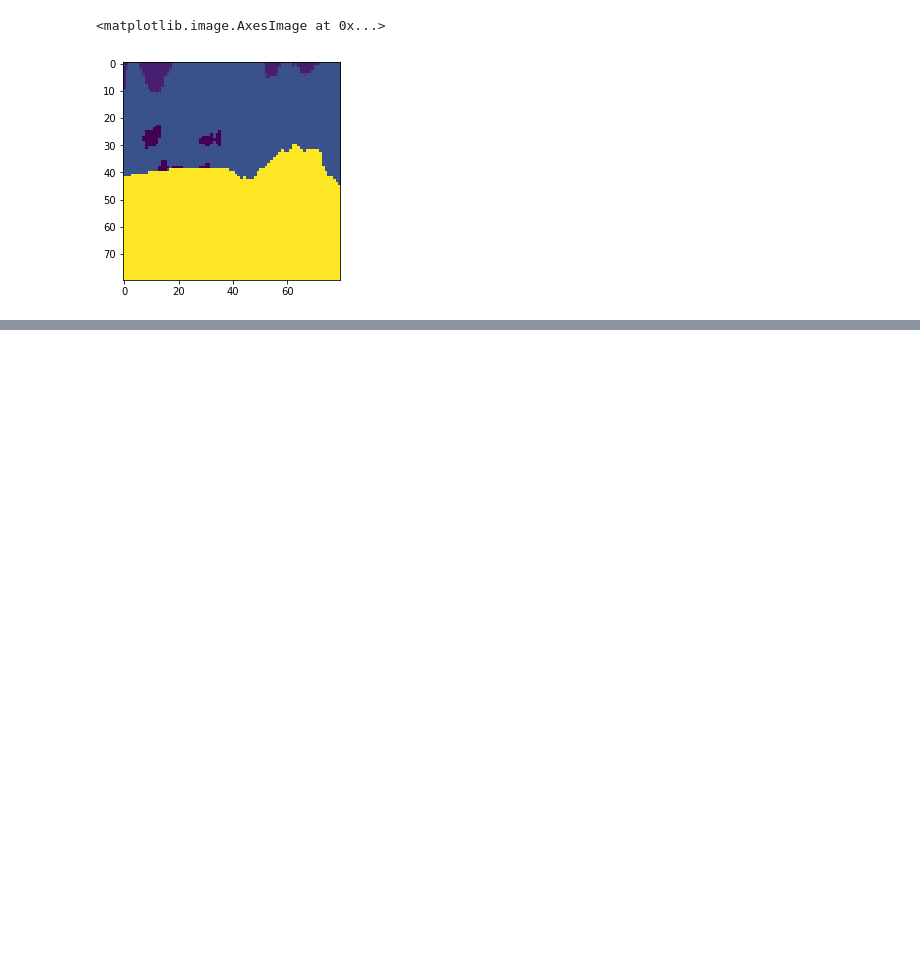
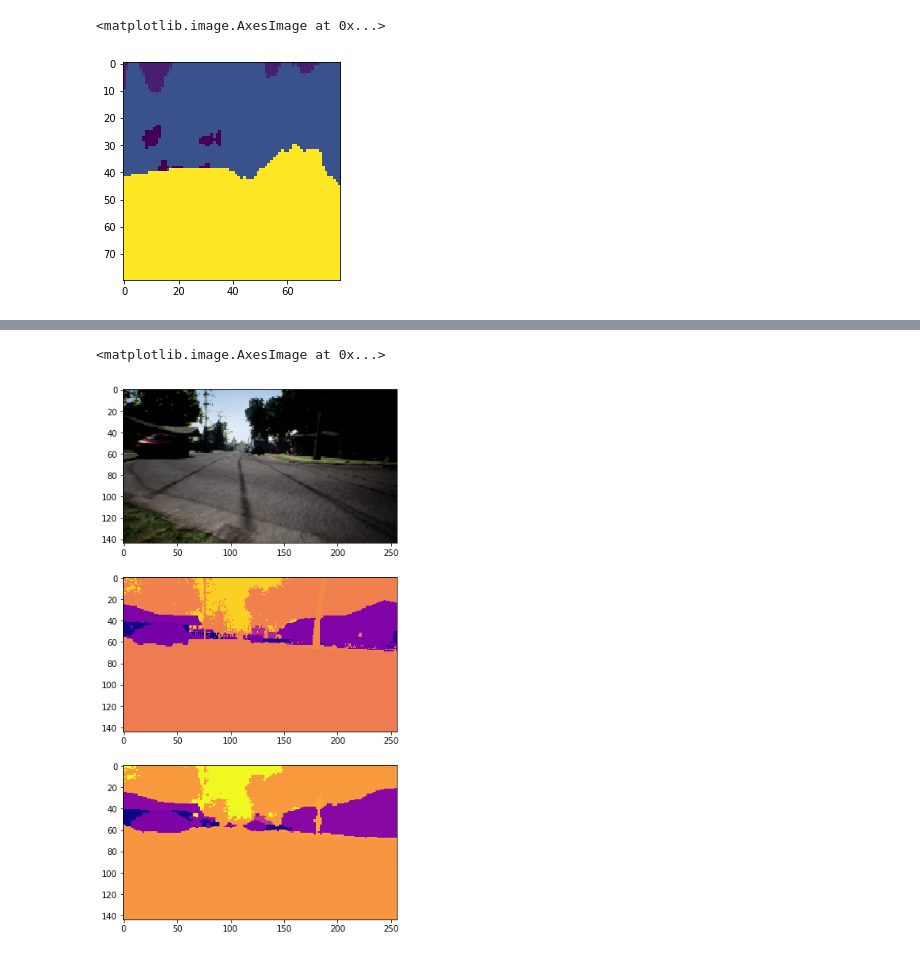
Before and after one commit to rancheng/AirSimProjects, a Jupyter notebook: test_pretrained_nets.ipynb, the cells around one changed output, grey strips where cells are left out. Cells and saved outputs as stored; diff of their text form; code cells hidden in the pictures; blank space fills up the shorter version.

Commit message:
evaluate training, upgrade resume training from chkpt

```diff
--- a/test_pretrained_nets.ipynb
+++ b/test_pretrained_nets.ipynb
@@ -269,0 +276,4 @@ plt.imshow(sem_compressed)
+# %%
+chkpt_path = "./Norm_Data/vgg_unet_1"
+# model = keras_segmentation.models.unet.vgg_unet(n_classes=255,  input_height=256, input_width=256)
+model = keras_segmentation.predict.model_from_checkpoint_path(checkpoints_path=chkpt_path)
@@ -269,0 +285,5 @@ plt.imshow(sem_compressed)
+# %%
+gt_path = "./Norm_Data/Seg/1561381891.351139.png"
+gt_seg_img = cv2.imread(gt_path)
+rgb_path = "./Norm_Data/RGB/1561381891.351139.png"
+rgb_img = cv2.imread(rgb_path)
@@ -269,0 +310,18 @@ plt.imshow(sem_compressed)
+# %%
+out = model.predict_segmentation(
+    inp="./Norm_Data/Experiments/1561381891.351139.png",
+    out_fname="/tmp/1561381891.351139.png"
+)
+figure = plt.figure(figsize=(6,12))
+rgb_img_reshaped = cv2.resize(rgb_img, (256, 144), interpolation = cv2.INTER_NEAREST)
+gt_img_reshaped = cv2.resize(gt_seg_img, (256, 144), interpolation = cv2.INTER_NEAREST)
+out_img_reshaped = cv2.resize(out, (256, 144), interpolation = cv2.INTER_NEAREST)
+plt.subplot(311)
+plt.imshow(rgb_img_reshaped[...,::-1])
+plt.subplot(312)
+plt.imshow(gt_img_reshaped[:,:,0], cmap="plasma")
+plt.subplot(313)
+plt.imshow(out_img_reshaped, cmap="plasma")
+# %% [output]
+<matplotlib.image.AxesImage at 0x...>
+[figure, added]
```
Also changed, not shown: parts of 7 cells of this notebook, 3 other files.
